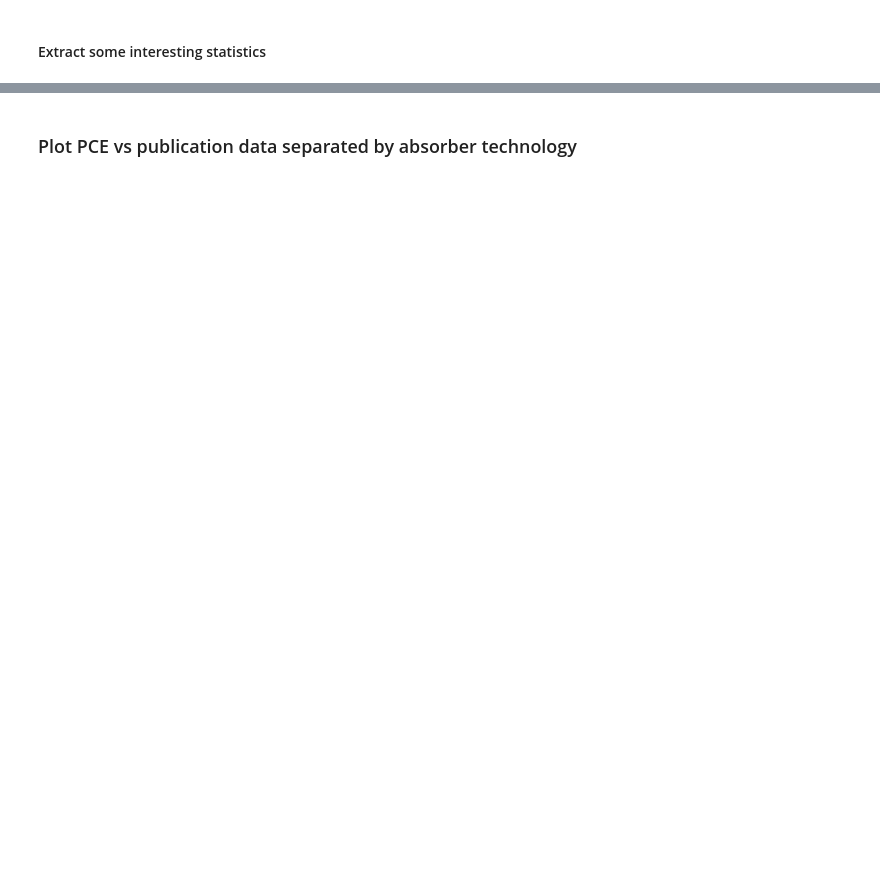
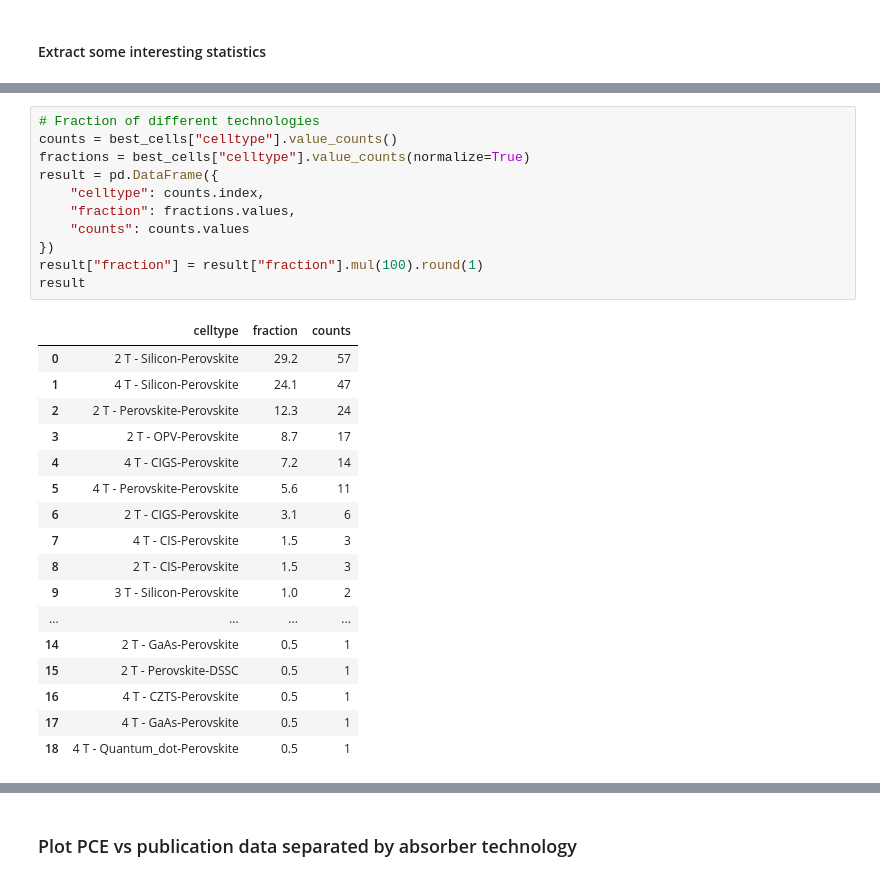
Before and after one commit to Jesperkemist/PerovskiteTandemDatabase, a Jupyter notebook: analyse_seed_dataset.ipynb, the cells around one changed output, grey strips where cells are left out. Cells and saved outputs as stored; diff of their text form; blank space fills up the shorter version.

```diff
--- a/analyse_seed_dataset.ipynb
+++ b/analyse_seed_dataset.ipynb
@@ -29,0 +136,29 @@ ModuleNotFoundError: No module named 'holoviews'
+# %%
+# Fraction of different technologies
+counts = best_cells["celltype"].value_counts()
+fractions = best_cells["celltype"].value_counts(normalize=True)
+result = pd.DataFrame({
+    "celltype": counts.index,
+    "fraction": fractions.values,
+    "counts": counts.values
+})
+result["fraction"] = result["fraction"].mul(100).round(1)
+result
+# %% [output]
+|  | celltype | fraction | counts |
+| 0 | 2 T - Silicon-Perovskite | 29.2 | 57 |
+| 1 | 4 T - Silicon-Perovskite | 24.1 | 47 |
+| 2 | 2 T - Perovskite-Perovskite | 12.3 | 24 |
+| 3 | 2 T - OPV-Perovskite | 8.7 | 17 |
+| 4 | 4 T - CIGS-Perovskite | 7.2 | 14 |
+| 5 | 4 T - Perovskite-Perovskite | 5.6 | 11 |
+| 6 | 2 T - CIGS-Perovskite | 3.1 | 6 |
+| 7 | 4 T - CIS-Perovskite | 1.5 | 3 |
+| 8 | 2 T - CIS-Perovskite | 1.5 | 3 |
+| 9 | 3 T - Silicon-Perovskite | 1.0 | 2 |
+| ... | ... | ... | ... |
+| 14 | 2 T - GaAs-Perovskite | 0.5 | 1 |
+| 15 | 2 T - Perovskite-DSSC | 0.5 | 1 |
+| 16 | 4 T - CZTS-Perovskite | 0.5 | 1 |
+| 17 | 4 T - GaAs-Perovskite | 0.5 | 1 |
+| 18 | 4 T - Quantum_dot-Perovskite | 0.5 | 1 |
```
Also changed, not shown: parts of 16 cells of this notebook.
